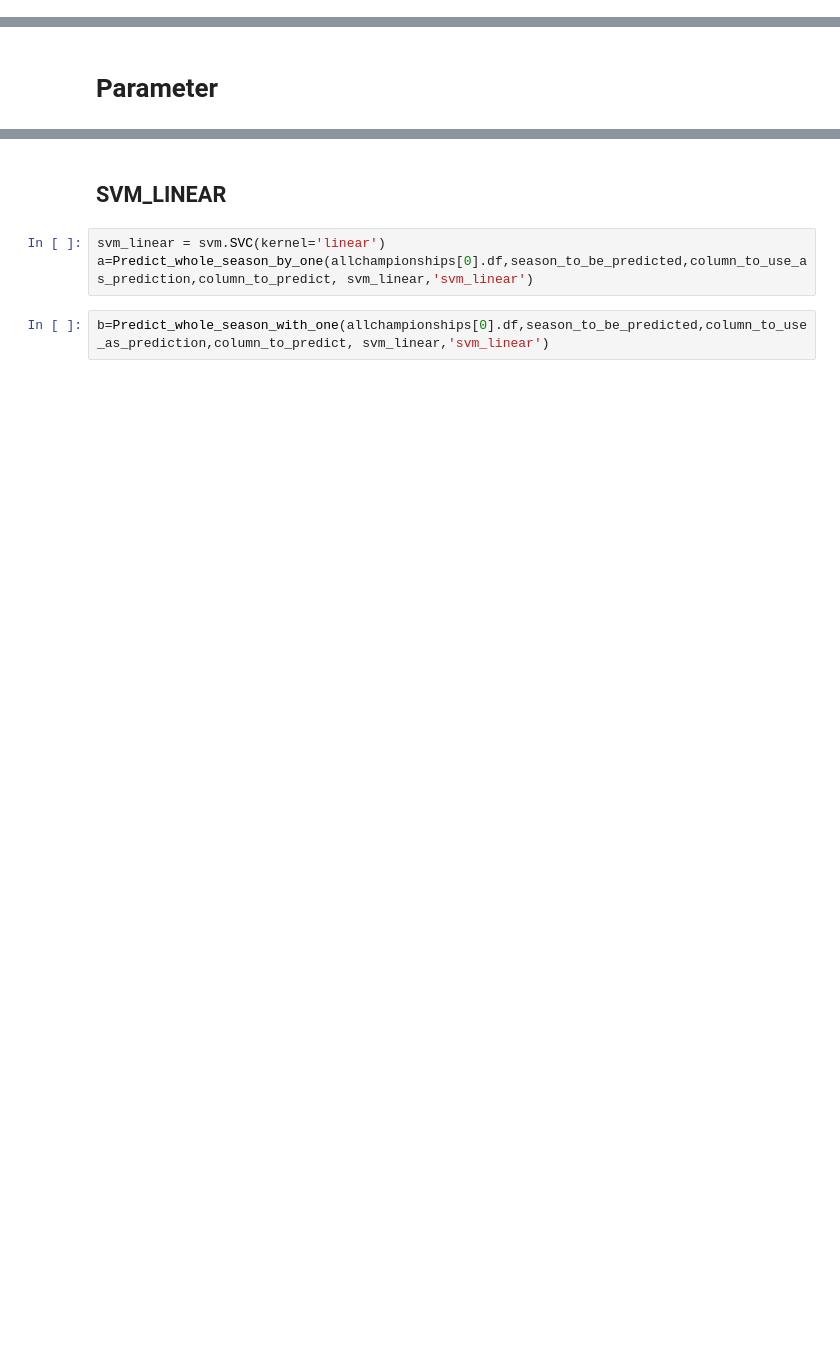
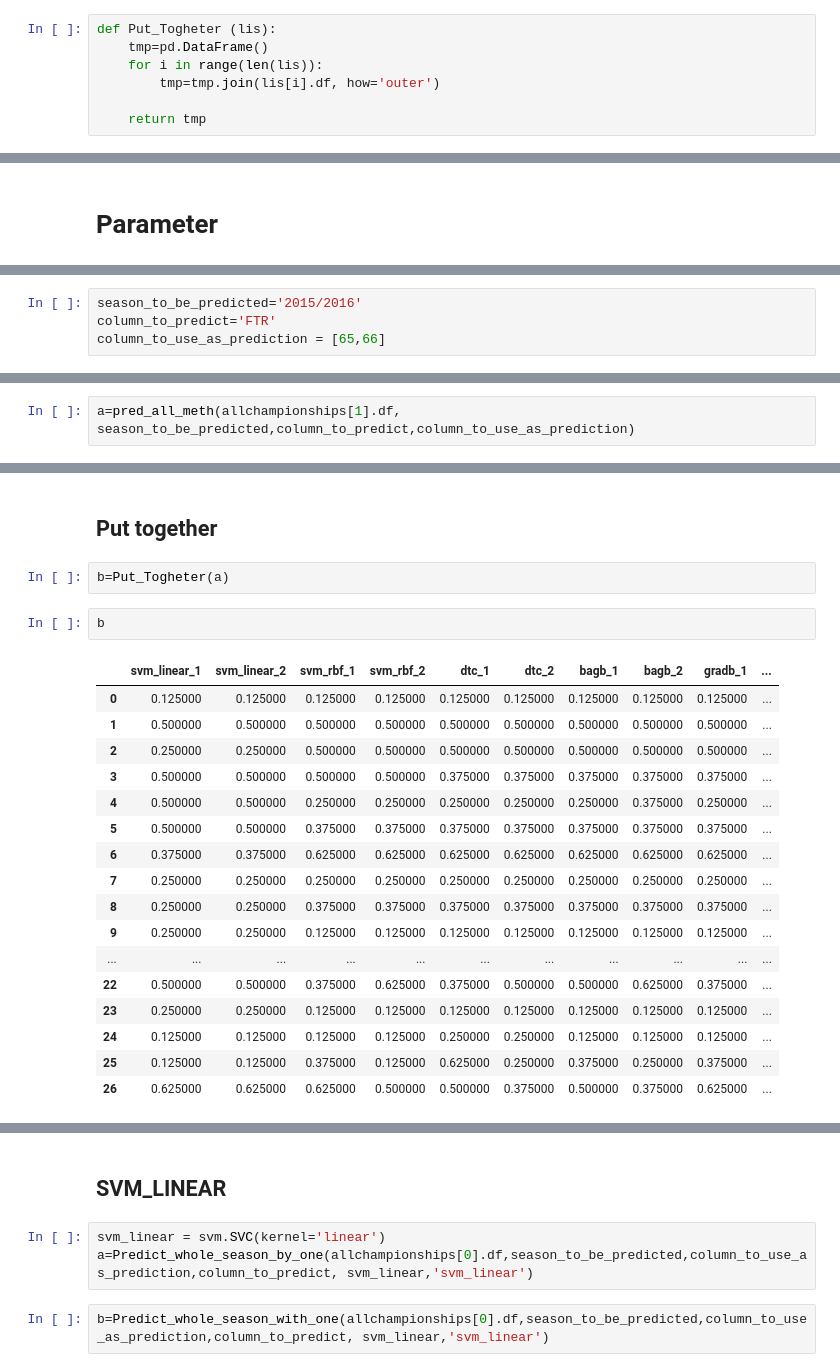
Before and after one commit to hh1713/football_machine, a Jupyter notebook: notebooks/final_project.ipynb, the cells around one changed output, grey strips where cells are left out. Saved outputs shown, nothing was run; the diff lists cells and outputs as text; blank space fills up the shorter version.

```diff
--- a/notebooks/final_project.ipynb
+++ b/notebooks/final_project.ipynb
@@ -141,3 +205,10 @@ def find_best_model (X,col_pred,col_train,method):
+# %%
+def Put_Togheter (lis):
+    tmp=pd.DataFrame()
+    for i in range(len(lis)):
+        tmp=tmp.join(lis[i].df, how='outer')
+
+    return tmp
 # %% [markdown]
 # Loading data
 # %%
@@ -185,0 +253,4 @@ column_to_predict='Goal/No_Goal'
+# %%
+season_to_be_predicted='2015/2016'
+column_to_predict='FTR'
+column_to_use_as_prediction = [65,66]
@@ -185,0 +259,2 @@ column_to_predict='Goal/No_Goal'
+# %%
+a=pred_all_meth(allchampionships[1].df, season_to_be_predicted,column_to_predict,column_to_use_as_prediction)
@@ -185,0 +281,24 @@ column_to_predict='Goal/No_Goal'
+# %% [markdown]
+## Put together
+# %%
+b=Put_Togheter(a)
+# %%
+b
+# %% [output]
+|  | svm_linear_1 | svm_linear_2 | svm_rbf_1 | svm_rbf_2 | dtc_1 | dtc_2 | bagb_1 | bagb_2 | gradb_1 | ... |
+| 0 | 0.125000 | 0.125000 | 0.125000 | 0.125000 | 0.125000 | 0.125000 | 0.125000 | 0.125000 | 0.125000 | ... |
+| 1 | 0.500000 | 0.500000 | 0.500000 | 0.500000 | 0.500000 | 0.500000 | 0.500000 | 0.500000 | 0.500000 | ... |
+| 2 | 0.250000 | 0.250000 | 0.500000 | 0.500000 | 0.500000 | 0.500000 | 0.500000 | 0.500000 | 0.500000 | ... |
+| 3 | 0.500000 | 0.500000 | 0.500000 | 0.500000 | 0.375000 | 0.375000 | 0.375000 | 0.375000 | 0.375000 | ... |
+| 4 | 0.500000 | 0.500000 | 0.250000 | 0.250000 | 0.250000 | 0.250000 | 0.250000 | 0.375000 | 0.250000 | ... |
+| 5 | 0.500000 | 0.500000 | 0.375000 | 0.375000 | 0.375000 | 0.375000 | 0.375000 | 0.375000 | 0.375000 | ... |
+| 6 | 0.375000 | 0.375000 | 0.625000 | 0.625000 | 0.625000 | 0.625000 | 0.625000 | 0.625000 | 0.625000 | ... |
+| 7 | 0.250000 | 0.250000 | 0.250000 | 0.250000 | 0.250000 | 0.250000 | 0.250000 | 0.250000 | 0.250000 | ... |
+| 8 | 0.250000 | 0.250000 | 0.375000 | 0.375000 | 0.375000 | 0.375000 | 0.375000 | 0.375000 | 0.375000 | ... |
+| 9 | 0.250000 | 0.250000 | 0.125000 | 0.125000 | 0.125000 | 0.125000 | 0.125000 | 0.125000 | 0.125000 | ... |
+| ... | ... | ... | ... | ... | ... | ... | ... | ... | ... | ... |
+| 22 | 0.500000 | 0.500000 | 0.375000 | 0.625000 | 0.375000 | 0.500000 | 0.500000 | 0.625000 | 0.375000 | ... |
+| 23 | 0.250000 | 0.250000 | 0.125000 | 0.125000 | 0.125000 | 0.125000 | 0.125000 | 0.125000 | 0.125000 | ... |
+| 24 | 0.125000 | 0.125000 | 0.125000 | 0.125000 | 0.250000 | 0.250000 | 0.125000 | 0.125000 | 0.125000 | ... |
+| 25 | 0.125000 | 0.125000 | 0.375000 | 0.125000 | 0.625000 | 0.250000 | 0.375000 | 0.250000 | 0.375000 | ... |
+| 26 | 0.625000 | 0.625000 | 0.625000 | 0.500000 | 0.500000 | 0.375000 | 0.500000 | 0.375000 | 0.625000 | ... |
```
Also changed, not shown: parts of 41 cells of this notebook, 2 other files.
